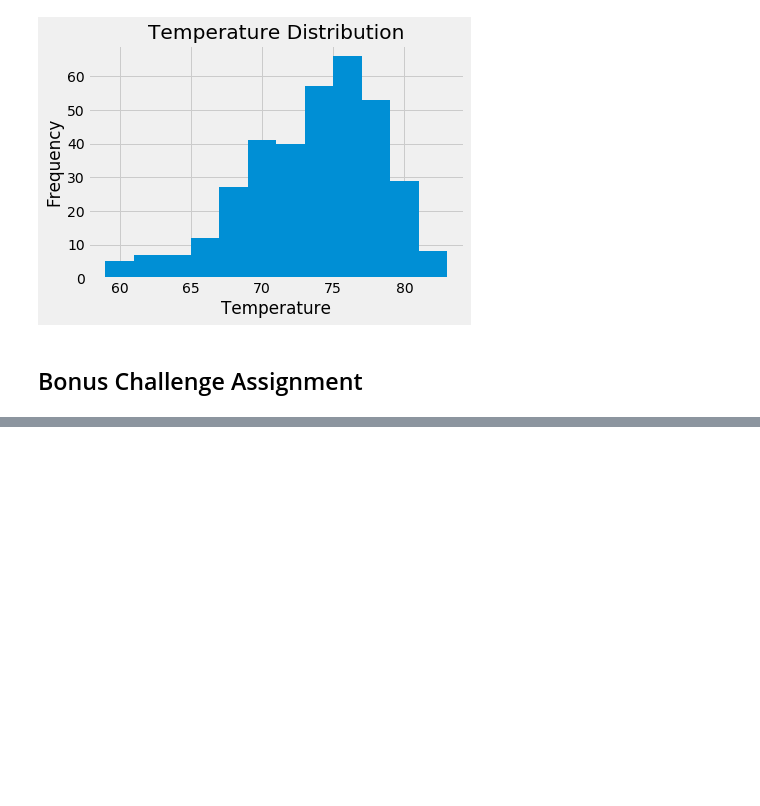
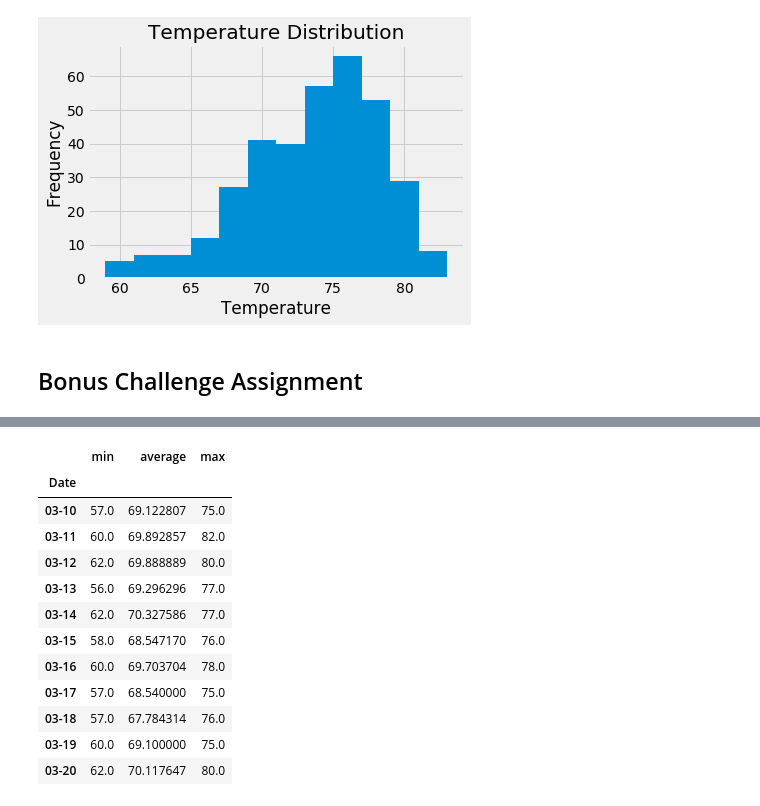
Before and after one commit to walshja03/SQLalchemy-Challenge, a Jupyter notebook: climate_starter.ipynb, the cells around one changed output, grey strips where cells are left out. Drawn from its saved outputs; the diff is of its cells as text; code cells hidden in the pictures; blank space fills up the shorter version.

Commit message:
finalizing

```diff
--- a/climate_starter.ipynb
+++ b/climate_starter.ipynb
@@ -286,9 +308,26 @@ daily_normals("01-01")
 # push each tuple of calculations into a list called `normals`
 
 # Set the start and end date of the trip
+start_date = '2017-03-10'
+st_object = datetime.strptime(start_date, '%Y-%m-%d')
+#end_date = '2017-03-20'
+#end_obj = datetime.strptime(end_date, '%Y-%m-%d')
+# Use the start and end date to create a range of dates
+final_info = []
+dates = []
+for x in range(11):
+    day =(st_object + dt.timedelta(days = x))
 
-# Use the start and end date to create a range of dates
+    input = day.strftime('%m-%d')
+    dates.append(input)
+    final_info.append(*daily_normals(input))
+
+
+#     append({'min':more["min"],'average':more["average"],'max':more["max"]},ignore_index=True)
+#     print(more["min"])
+
 
 # Stip off the year and save a list of %m-%d strings
-
+#next_day = end_obj - dt.timedelta(days = 1)
 # Loop through the list of %m-%d strings and calculate the normals for each date
+final_info
@@ -295,4 +360,7 @@ daily_normals("01-01")
 # %%
 # Load the previous query results into a Pandas DataFrame and add the `trip_dates` range as the `date` index
+temp_range=pd.DataFrame(final_info, columns = ['min','average','max'])
+temp_range["Date"]=dates
+temp_range.set_index("Date", inplace = True)
 # %%
 # Plot the daily normals as an area plot with `stacked=False`
@@ -298,0 +369,16 @@ daily_normals("01-01")
+# %%
+temp_range
+# %% [output]
+|  | min | average | max |
+| Date |  |  |  |
+| 03-10 | 57.0 | 69.122807 | 75.0 |
+| 03-11 | 60.0 | 69.892857 | 82.0 |
+| 03-12 | 62.0 | 69.888889 | 80.0 |
+| 03-13 | 56.0 | 69.296296 | 77.0 |
+| 03-14 | 62.0 | 70.327586 | 77.0 |
+| 03-15 | 58.0 | 68.547170 | 76.0 |
+| 03-16 | 60.0 | 69.703704 | 78.0 |
+| 03-17 | 57.0 | 68.540000 | 75.0 |
+| 03-18 | 57.0 | 67.784314 | 76.0 |
+| 03-19 | 60.0 | 69.100000 | 75.0 |
+| 03-20 | 62.0 | 70.117647 | 80.0 |
```
Also changed, not shown: parts of 19 cells of this notebook, 7 other files.
